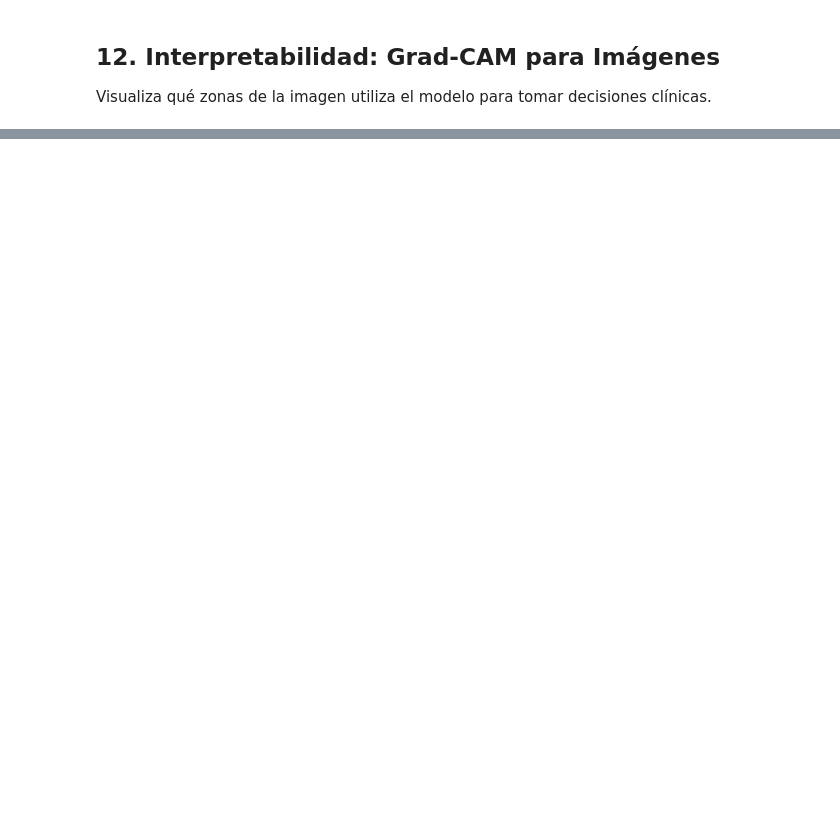
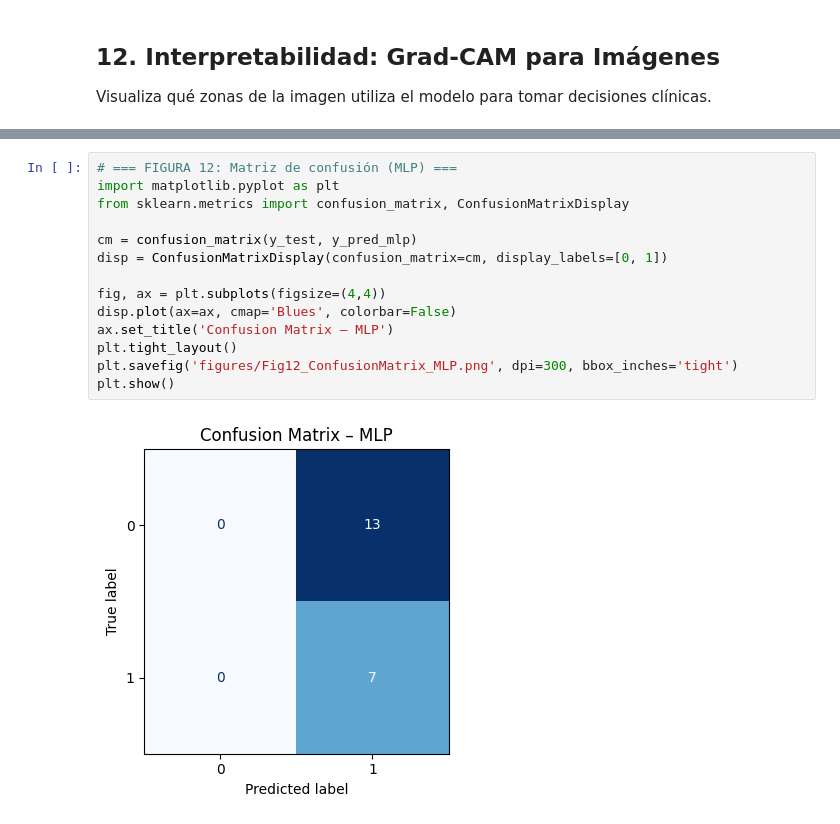
Before and after one commit to JordyRomeroa/ExamenPractico, a Jupyter notebook: Modelado_Supervisado_Clinico.ipynb, the cells around one changed output, grey strips where cells are left out. Saved outputs shown, nothing was run; the diff lists cells and outputs as text; blank space fills up the shorter version.

```diff
--- a/Modelado_Supervisado_Clinico.ipynb
+++ b/Modelado_Supervisado_Clinico.ipynb
@@ -454,0 +666,16 @@ plt.show()
+# %%
+# === FIGURA 12: Matriz de confusión (MLP) ===
+import matplotlib.pyplot as plt
+from sklearn.metrics import confusion_matrix, ConfusionMatrixDisplay
+
+cm = confusion_matrix(y_test, y_pred_mlp)
+disp = ConfusionMatrixDisplay(confusion_matrix=cm, display_labels=[0, 1])
+
+fig, ax = plt.subplots(figsize=(4,4))
+disp.plot(ax=ax, cmap='Blues', colorbar=False)
+ax.set_title('Confusion Matrix – MLP')
+plt.tight_layout()
+plt.savefig('figures/Fig12_ConfusionMatrix_MLP.png', dpi=300, bbox_inches='tight')
+plt.show()
+# %% [output]
+[figure, added]
```
Also changed, not shown: parts of 10 cells of this notebook, 51 other files.
